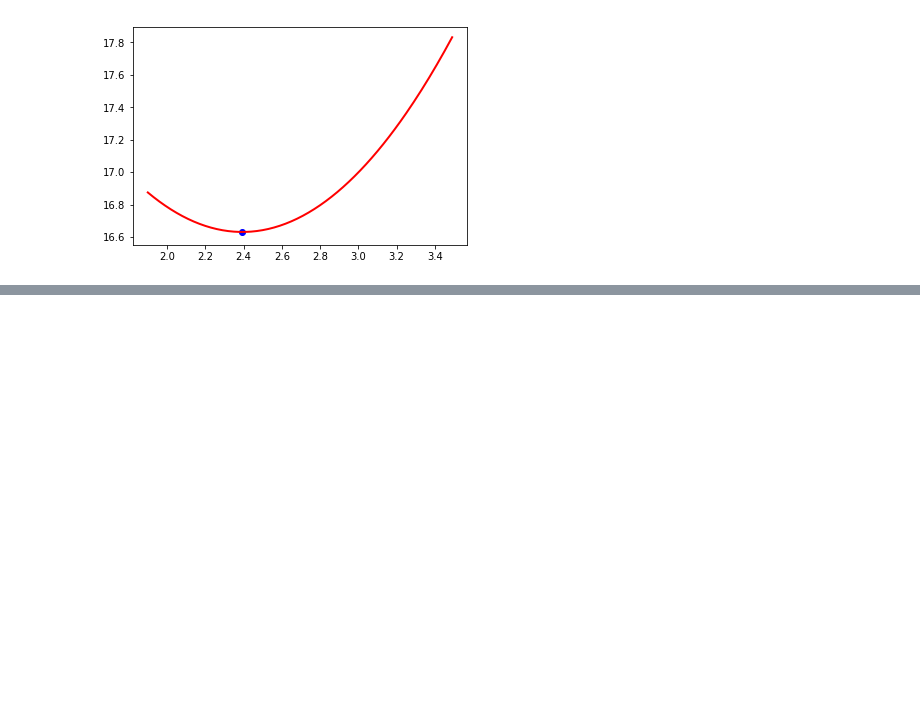
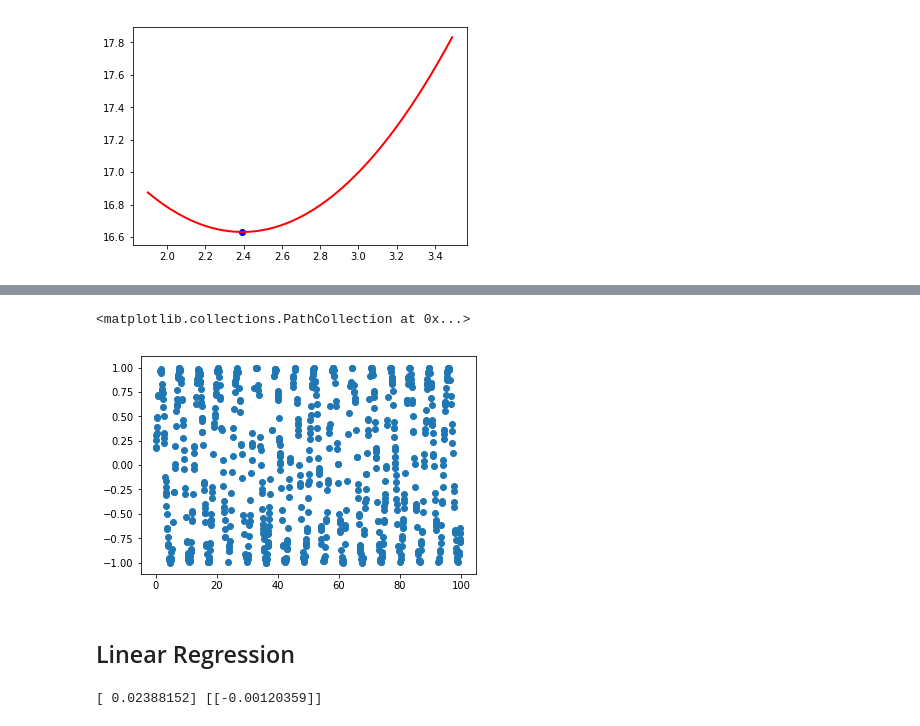
Before and after one commit to ClaseML-2017/linear-regresion-error-curve-Karlosss28, a Jupyter notebook: Untitled.ipynb, the cells around one changed output, grey strips where cells are left out. Saved outputs shown, nothing was run; the diff lists cells and outputs as text; code cells hidden in the pictures; blank space fills up the shorter version.

```diff
--- a/Untitled.ipynb
+++ b/Untitled.ipynb
@@ -65,0 +122,17 @@ plt.scatter(linReg.intercept_, calcError(X_train, Y_train, linReg.coef_, linReg.
+# %%
+df_3 = pd.read_csv("../../Recursos/regLin3.csv")
+# %%
+X_train_3, X_test_3, Y_train_3, Y_test_3 = train_test_split(df_3[["X"]],df_3[[df_3.columns[1]]], train_size=0.75)
+# %%
+plt.scatter(X_train_3, Y_train_3)
+# %% [output]
+<matplotlib.collections.PathCollection at 0x...>
+[figure, added]
+# %% [markdown]
+## Linear Regression
+# %%
+linReg_3 = LinearRegression()
+linReg_3.fit(X_train_3,Y_train_3)
+print linReg_3.intercept_,linReg_3.coef_
+# %% [output]
+[ 0.02388152] [[-0.00120359]]
```
Also changed, not shown: parts of 20 cells of this notebook.
